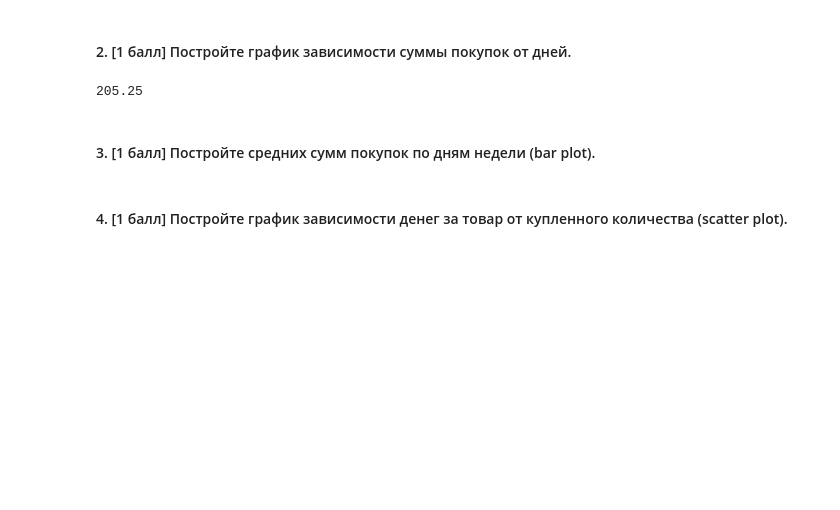
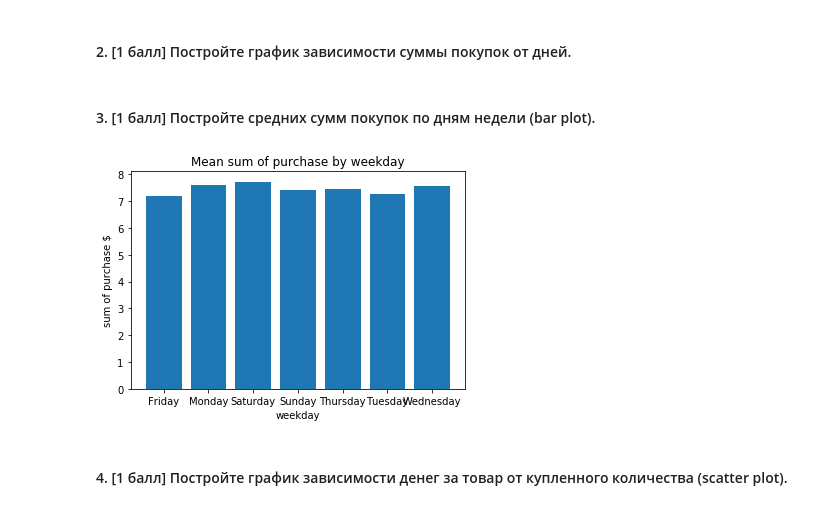
Before and after one commit to hse-mlearn/ha-01-KostyaEsyutin, a Jupyter notebook: hw1.ipynb, the cells around one changed output. Cells and saved outputs as stored; diff of their text form; code cells hidden in the pictures; blank space fills up the shorter version.

```diff
--- a/hw1.ipynb
+++ b/hw1.ipynb
@@ -367,8 +358,5 @@ ValueError: Integer subplot specification must be a three-digit number, not 1
 #### 2. [1 балл] Постройте график зависимости суммы покупок от дней.
 # %%
 # your code
-print(grorders1['item_price_$'].max())
-# %% [output]
-205.25
 # %% [markdown]
 #### 3. [1 балл] Постройте средних сумм покупок по дням недели (bar plot).
@@ -377,3 +363,17 @@ print(grorders1['item_price_$'].max())
+# %%
+# your code
+orders['date'] = pd.to_datetime(orders.date)
+orders = orders.sort_values(by = ['date'], ascending = True)
+orders['weekday'] = orders.date.dt.weekday_name
+weekdays = orders.groupby('weekday').mean()[['item_price_$']]
+x = weekdays['item_price_$']
+plt.bar(weekdays.index, x)
+plt.xlabel('weekday')
+plt.ylabel('sum of purchase $')
+plt.title('Mean sum of purchase by weekday')
+plt.show()
+# %% [output]
+[figure, added]
 # %% [markdown]
 #### 4. [1 балл] Постройте график зависимости денег за товар от купленного количества (scatter plot).
 # %%
```
Also changed, not shown: parts of 4 cells of this notebook.
